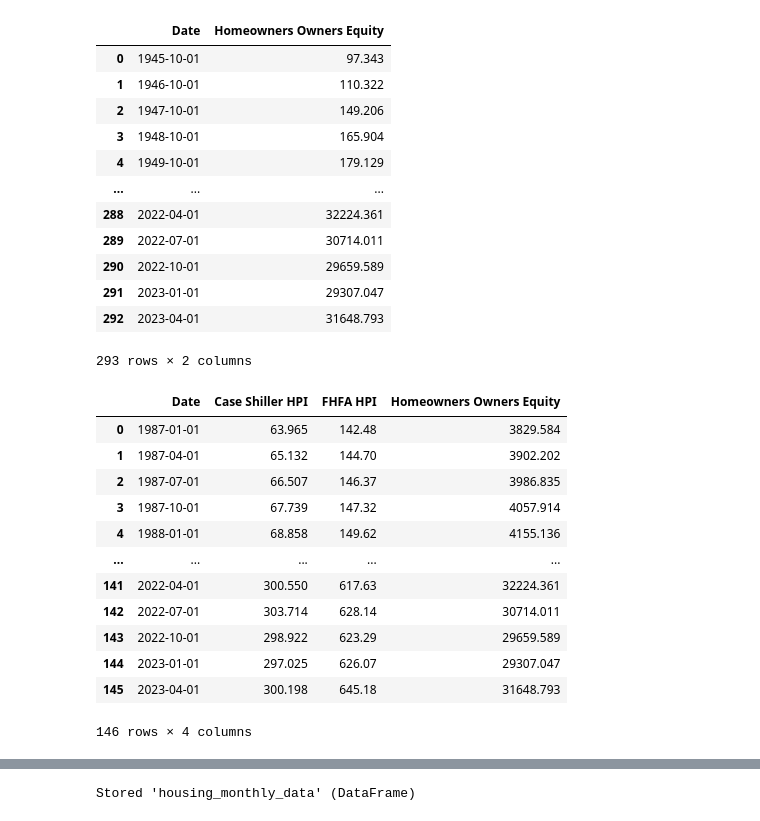
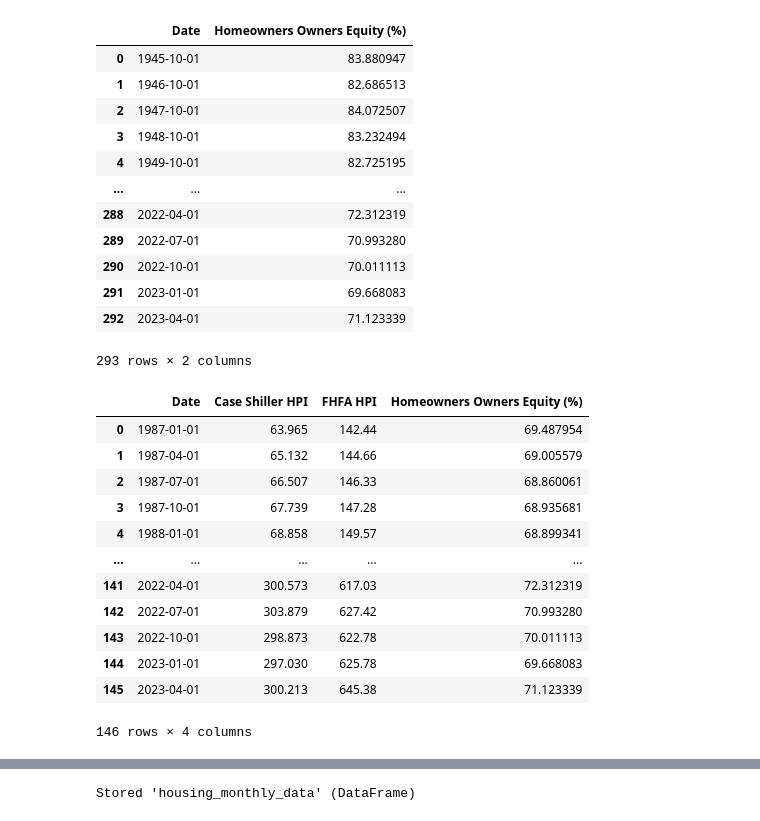
Before and after one commit to deepenrp/to_lock_or_to_float, a Jupyter notebook: housing.ipynb, the cells around one changed output, grey strips where cells are left out. Cells and saved outputs as stored; diff of their text form; code cells hidden in the pictures.

```diff
--- a/housing.ipynb
+++ b/housing.ipynb
@@ -68,24 +66,24 @@ fhfa_hpi_df
 # %%
-# OEHRENWBSHNO - Households; Owners' Equity in Real Estate, Level
-homeowners_equity_df = pd.DataFrame(fred_api_function("OEHRENWBSHNO"))
+# HOEREPHRE - Households; Owners' Equity in Real Estate as a Percentage of Household Real Estate
+homeowners_equity_df = pd.DataFrame(fred_api_function("HOEREPHRE"))
 
 # Rename the 'Value' column to 'Homeowners Owners Equity'
-homeowners_equity_df.rename(columns={'Value': 'Homeowners Owners Equity'}, inplace=True)
+homeowners_equity_df.rename(columns={'Value': 'Homeowners Owners Equity (%)'}, inplace=True)
 
 homeowners_equity_df
 # %% [output]
-|  | Date | Homeowners Owners Equity |
-| 0 | 1945-10-01 | 97.343 |
-| 1 | 1946-10-01 | 110.322 |
-| 2 | 1947-10-01 | 149.206 |
-| 3 | 1948-10-01 | 165.904 |
-| 4 | 1949-10-01 | 179.129 |
+|  | Date | Homeowners Owners Equity (%) |
+| 0 | 1945-10-01 | 83.880947 |
+| 1 | 1946-10-01 | 82.686513 |
+| 2 | 1947-10-01 | 84.072507 |
+| 3 | 1948-10-01 | 83.232494 |
+| 4 | 1949-10-01 | 82.725195 |
 | ... | ... | ... |
-| 288 | 2022-04-01 | 32224.361 |
-| 289 | 2022-07-01 | 30714.011 |
-| 290 | 2022-10-01 | 29659.589 |
-| 291 | 2023-01-01 | 29307.047 |
-| 292 | 2023-04-01 | 31648.793 |
+| 288 | 2022-04-01 | 72.312319 |
+| 289 | 2022-07-01 | 70.993280 |
+| 290 | 2022-10-01 | 70.011113 |
+| 291 | 2023-01-01 | 69.668083 |
+| 292 | 2023-04-01 | 71.123339 |
 293 rows × 2 columns
 # %%
 real_estate_df = pd.DataFrame()
@@ -95,18 +93,18 @@ real_estate_df = pd.merge(case_schiller_hpi_df, fhfa_hpi_df, on='Date').merge(ho
 
 real_estate_df
 # %% [output]
-|  | Date | Case Shiller HPI | FHFA HPI | Homeowners Owners Equity |
-| 0 | 1987-01-01 | 63.965 | 142.48 | 3829.584 |
-| 1 | 1987-04-01 | 65.132 | 144.70 | 3902.202 |
-| 2 | 1987-07-01 | 66.507 | 146.37 | 3986.835 |
-| 3 | 1987-10-01 | 67.739 | 147.32 | 4057.914 |
-| 4 | 1988-01-01 | 68.858 | 149.62 | 4155.136 |
+|  | Date | Case Shiller HPI | FHFA HPI | Homeowners Owners Equity (%) |
+| 0 | 1987-01-01 | 63.965 | 142.44 | 69.487954 |
+| 1 | 1987-04-01 | 65.132 | 144.66 | 69.005579 |
+| 2 | 1987-07-01 | 66.507 | 146.33 | 68.860061 |
+| 3 | 1987-10-01 | 67.739 | 147.28 | 68.935681 |
+| 4 | 1988-01-01 | 68.858 | 149.57 | 68.899341 |
 | ... | ... | ... | ... | ... |
-| 141 | 2022-04-01 | 300.550 | 617.63 | 32224.361 |
-| 142 | 2022-07-01 | 303.714 | 628.14 | 30714.011 |
-| 143 | 2022-10-01 | 298.922 | 623.29 | 29659.589 |
-| 144 | 2023-01-01 | 297.025 | 626.07 | 29307.047 |
-| 145 | 2023-04-01 | 300.198 | 645.18 | 31648.793 |
+| 141 | 2022-04-01 | 300.573 | 617.03 | 72.312319 |
+| 142 | 2022-07-01 | 303.879 | 627.42 | 70.993280 |
+| 143 | 2022-10-01 | 298.873 | 622.78 | 70.011113 |
+| 144 | 2023-01-01 | 297.030 | 625.78 | 69.668083 |
+| 145 | 2023-04-01 | 300.213 | 645.38 | 71.123339 |
 146 rows × 4 columns
 # %%
 # Normalize Data Scaling
```
Also changed, not shown: parts of 8 cells of this notebook, 1 other file.
